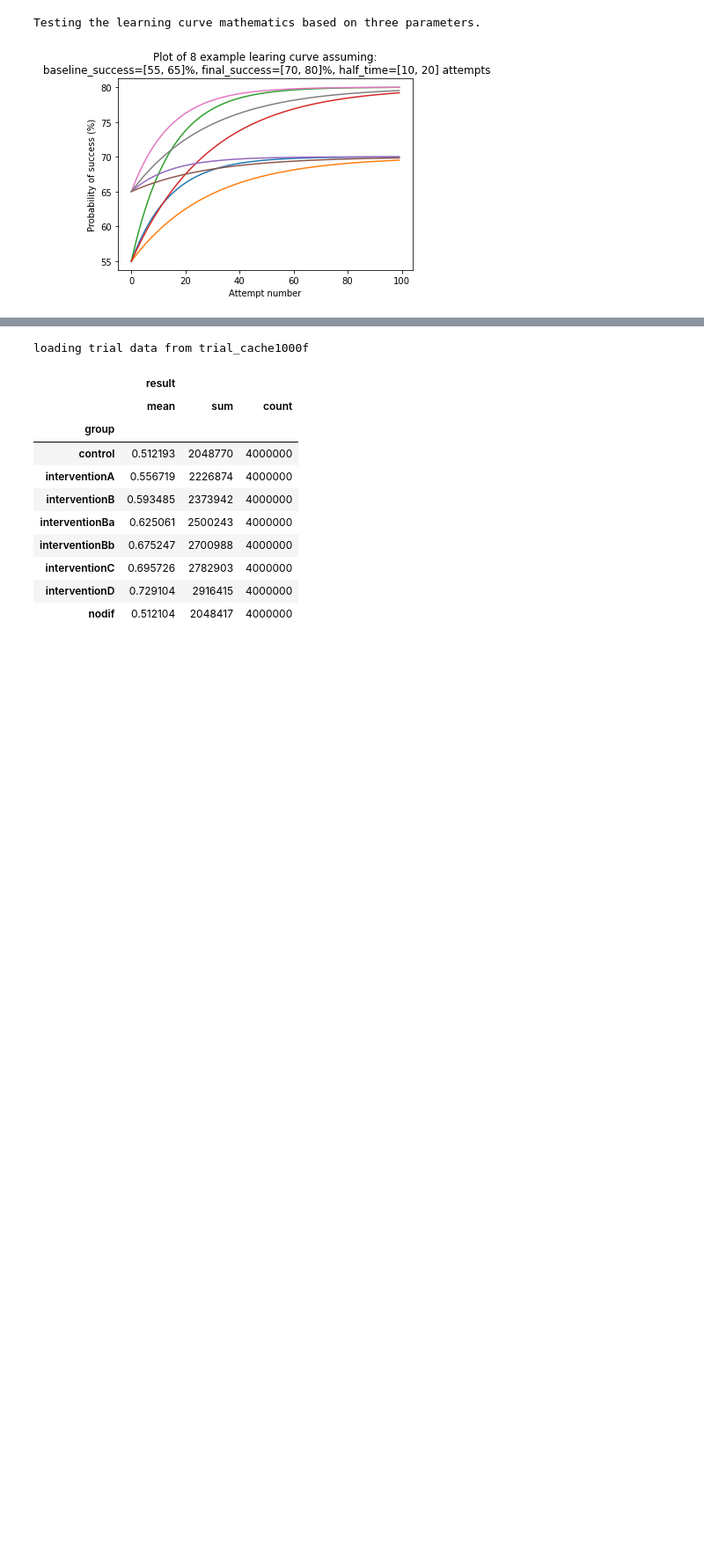
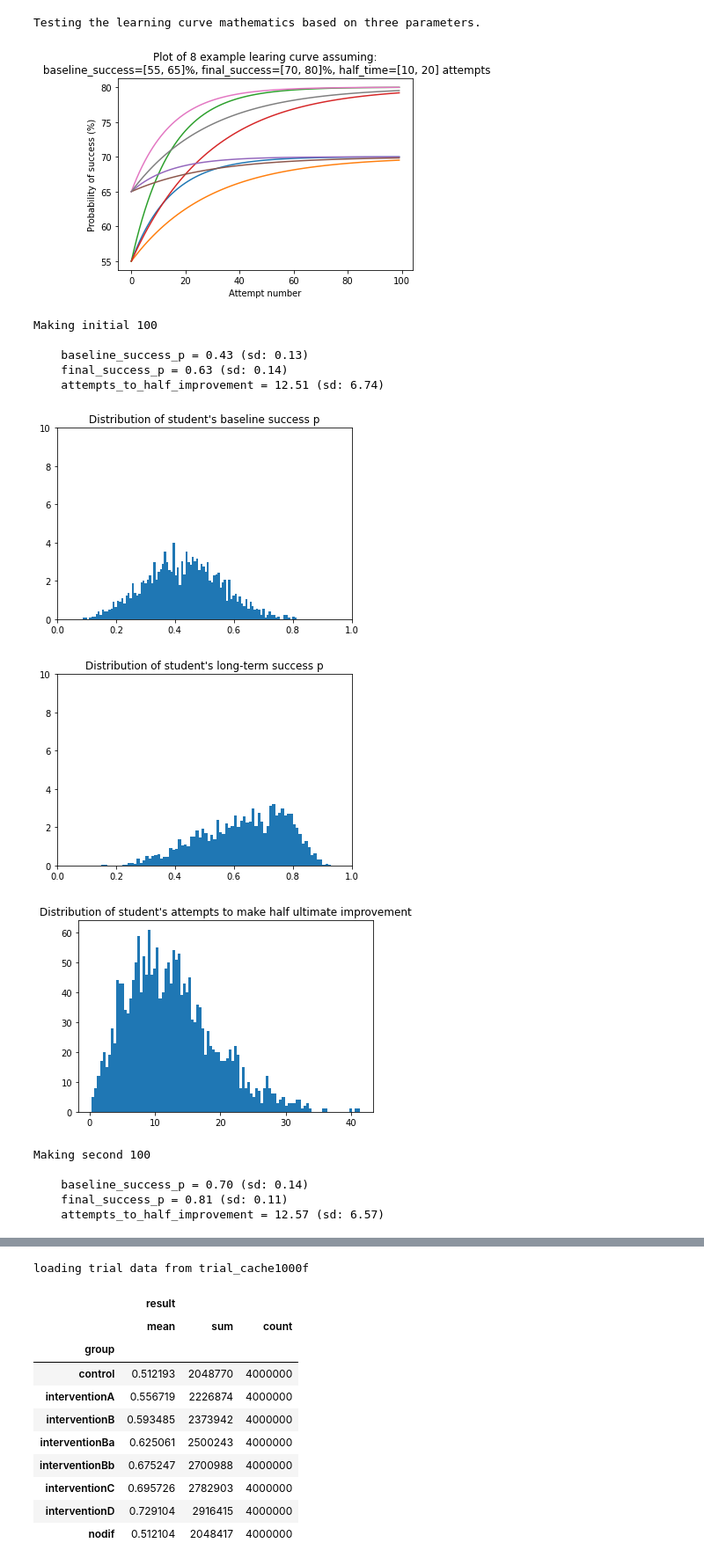
Before and after one commit to ErichBSchulz/IVCTrial, a Jupyter notebook: PowerSimulation.ipynb, the cells around one changed output, grey strips where cells are left out. Shown: that part at 88% size. Saved outputs shown, nothing was run; the diff lists cells and outputs as text; code cells hidden in the pictures; blank space fills up the shorter version.

Commit message:
defining cleaner metadata for student populations

```diff
--- a/PowerSimulation.ipynb
+++ b/PowerSimulation.ipynb
@@ -152,0 +133,55 @@ def student_sets():
+# %%
+"""
+Wip to track student set meta data
+"""
+def make_student_sets(n=100, plots=True):
+    metas = {
+        "initial": {
+            "baseline_alpha": 6,
+            "baseline_beta": 8,
+            "fall_in_failure_rate": .7, # how much do they improve (or does their failure rate drop)
+            "half_time_mean": 10, # how quickly to students learn?
+            "file": "students0.70_0.14_0.81_0.11_12.59_6.45.pickle"
+        },
+        "second": {
+            "baseline_alpha": 7,
+            "baseline_beta": 3,
+            "fall_in_failure_rate": .75, # how much do they improve (or does their failure rate drop)
+            "half_time_mean": 10, # how quickly to students learn?
+            "file": 'students0.43_0.13_0.63_0.15_12.53_6.47.pickle'
+        }
+    }
+    student_sets = {}
+    for name, meta in metas.items():
+        print(f"Making {name} {n}")
+        sc, sac = create_mock_students(
+            baseline_alpha = meta['baseline_alpha'],
+            baseline_beta = meta['baseline_beta'],
+            fall_in_failure_rate = meta['fall_in_failure_rate'], # how much do they improve (or does their failure rate drop)
+            half_time_mean = meta['half_time_mean'], # how quickly to students learn?
+            chattiness=1,
+            n = 2000)
+        final_meta = describe_student_curves(sc, meta, plots=plots)
+        student_sets[name] = {**final_meta, "sc":sc,"sac":sac}
+    return student_sets
+
+testing = True
+if testing:
+    student_sets = pd.DataFrame.from_dict(make_student_sets(plots=True, n=100), orient='index')
+else:
+    student_sets = pd.DataFrame.from_dict(make_student_sets(plots=False, n=2000), orient='index')
+student_sets
+# %% [output]
+Making initial 100
+
+    baseline_success_p = 0.43 (sd: 0.13)
+    final_success_p = 0.63 (sd: 0.14)
+    attempts_to_half_improvement = 12.51 (sd: 6.74)
+[figure, added]
+[figure, added]
+[figure, added]
+Making second 100
+
+    baseline_success_p = 0.70 (sd: 0.14)
+    final_success_p = 0.81 (sd: 0.11)
+    attempts_to_half_improvement = 12.57 (sd: 6.57)
```
Also changed, not shown: parts of 3 cells of this notebook.
